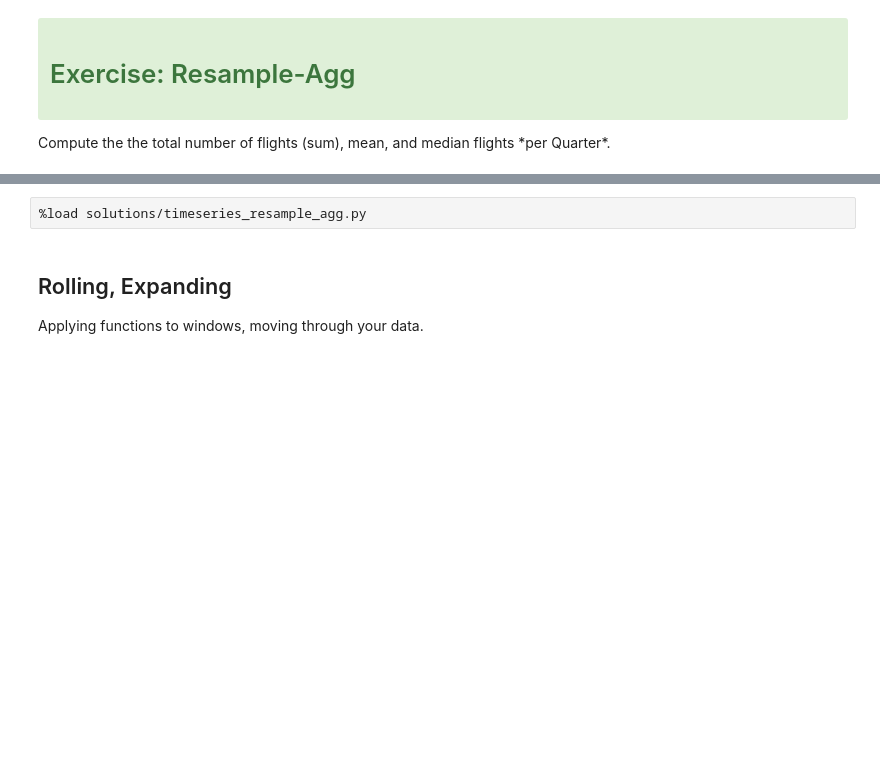
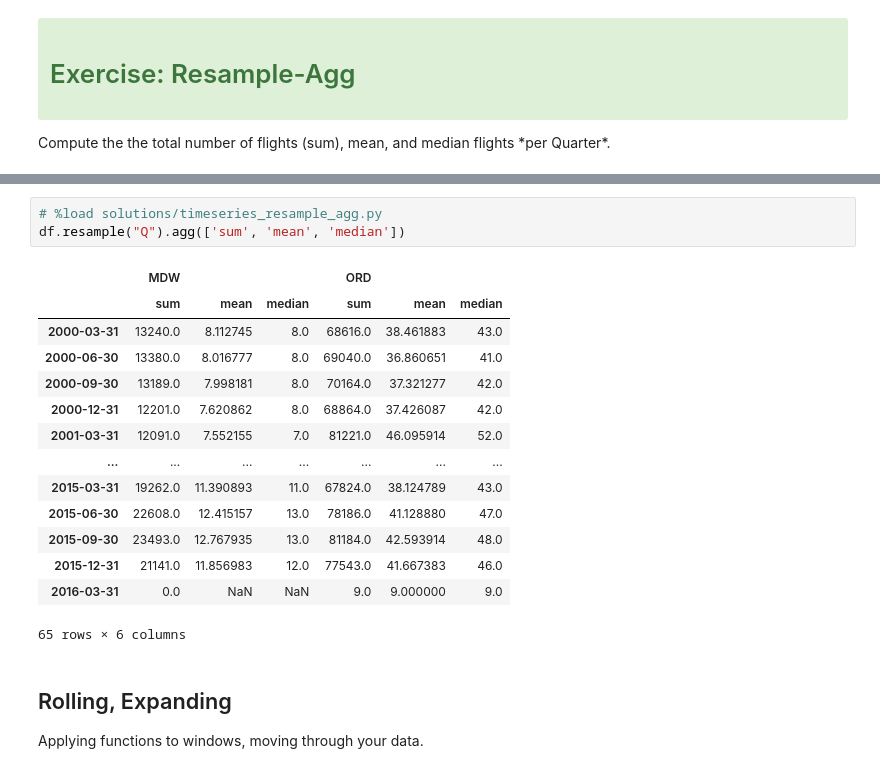
Before and after one commit to umeshraj/Pandas-Tutorial-SciPyConf-2018, a Jupyter notebook: notebooks/05-Timeseries.ipynb, the cells around one changed output, grey strips where cells are left out. Cells and saved outputs as stored; diff of their text form; blank space fills up the shorter version.

```diff
--- a/notebooks/05-Timeseries.ipynb
+++ b/notebooks/05-Timeseries.ipynb
@@ -75,5 +128,21 @@ resampler.sum().plot();
 # %%
-%load solutions/timeseries_resample_agg.py
+# %load solutions/timeseries_resample_agg.py
+df.resample("Q").agg(['sum', 'mean', 'median'])
+# %% [output]
+|  | MDW |  |  | ORD |  |  |
+|  | sum | mean | median | sum | mean | median |
+| 2000-03-31 | 13240.0 | 8.112745 | 8.0 | 68616.0 | 38.461883 | 43.0 |
+| 2000-06-30 | 13380.0 | 8.016777 | 8.0 | 69040.0 | 36.860651 | 41.0 |
+| 2000-09-30 | 13189.0 | 7.998181 | 8.0 | 70164.0 | 37.321277 | 42.0 |
+| 2000-12-31 | 12201.0 | 7.620862 | 8.0 | 68864.0 | 37.426087 | 42.0 |
+| 2001-03-31 | 12091.0 | 7.552155 | 7.0 | 81221.0 | 46.095914 | 52.0 |
+| ... | ... | ... | ... | ... | ... | ... |
+| 2015-03-31 | 19262.0 | 11.390893 | 11.0 | 67824.0 | 38.124789 | 43.0 |
+| 2015-06-30 | 22608.0 | 12.415157 | 13.0 | 78186.0 | 41.128880 | 47.0 |
+| 2015-09-30 | 23493.0 | 12.767935 | 13.0 | 81184.0 | 42.593914 | 48.0 |
+| 2015-12-31 | 21141.0 | 11.856983 | 12.0 | 77543.0 | 41.667383 | 46.0 |
+| 2016-03-31 | 0.0 | NaN | NaN | 9.0 | 9.000000 | 9.0 |
+65 rows × 6 columns
 # %% [markdown]
 ## Rolling, Expanding
 
```
Also changed, not shown: parts of 37 cells of this notebook.
